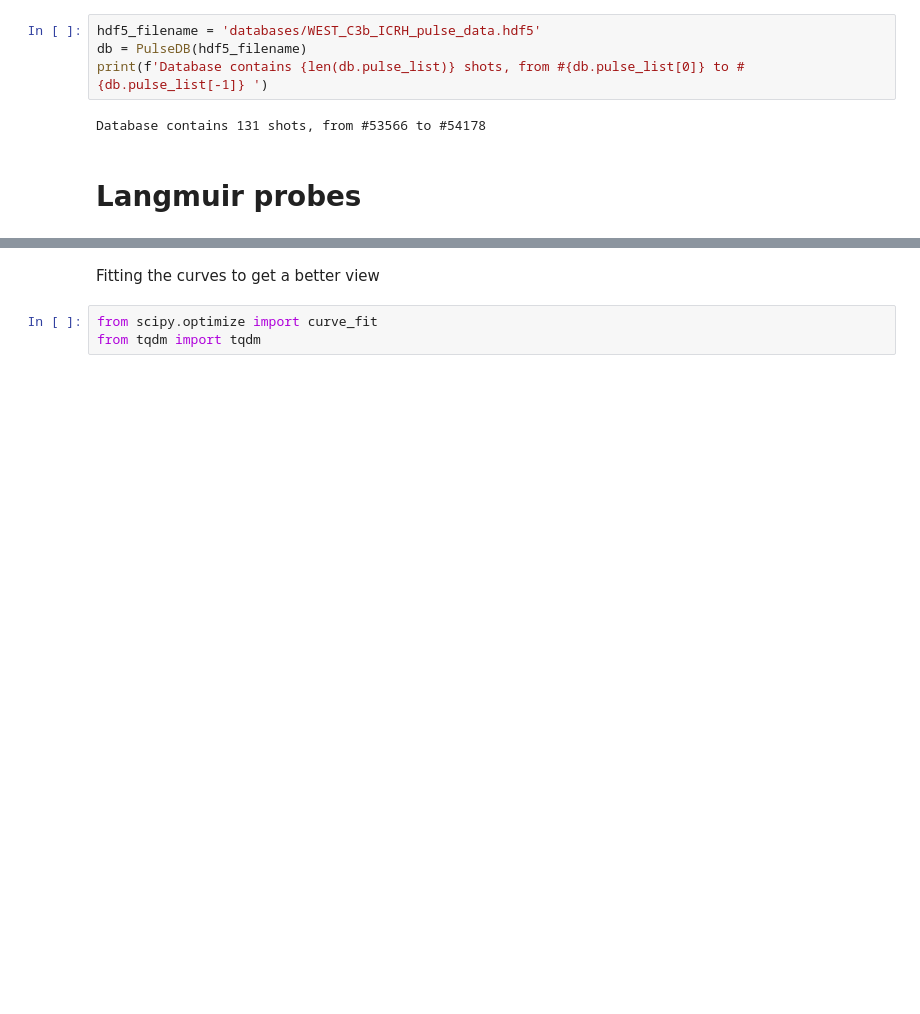
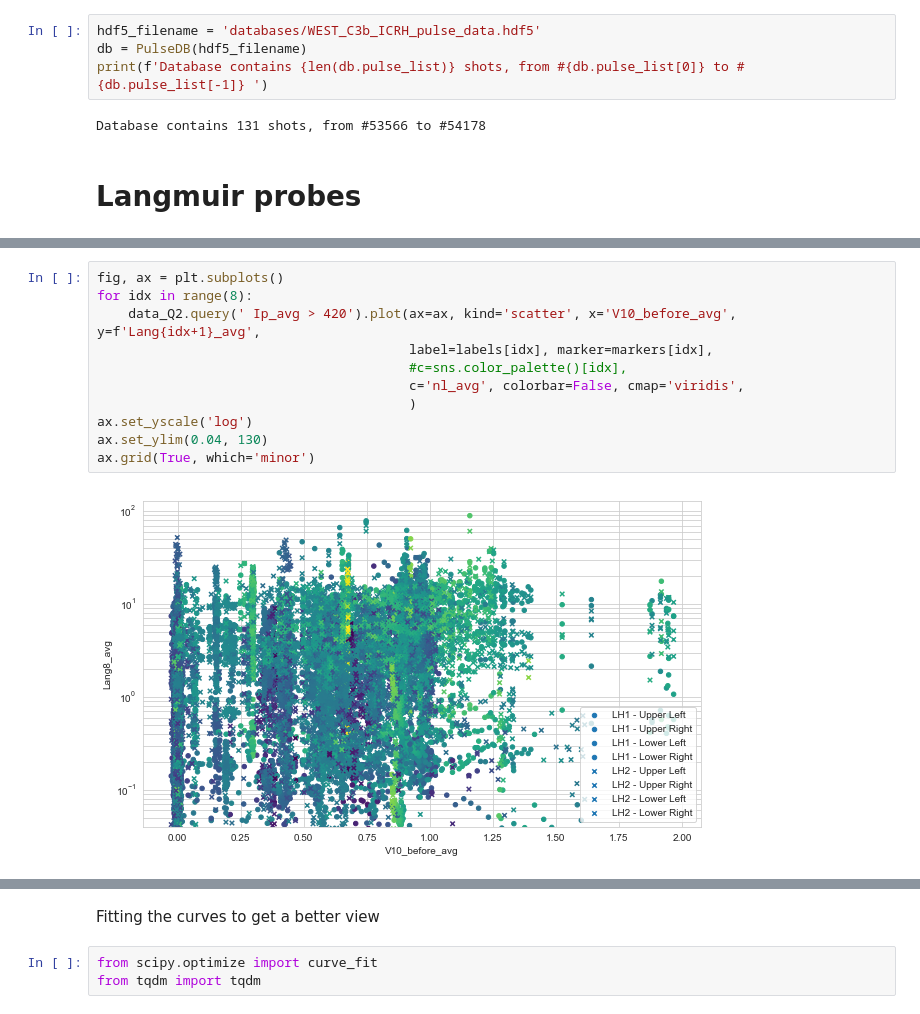
Before and after one commit to Hash--/ICRH, a Jupyter notebook: notebooks/WEST/C3b/WEST_C3b_coupling_analysis.ipynb, the cells around one changed output, grey strips where cells are left out. Drawn from its saved outputs; the diff is of its cells as text; blank space fills up the shorter version.

```diff
--- a/notebooks/WEST/C3b/WEST_C3b_coupling_analysis.ipynb
+++ b/notebooks/WEST/C3b/WEST_C3b_coupling_analysis.ipynb
@@ -71,0 +98,13 @@ fig.savefig('WEST_C3b_LangmuirLHCD_vs_P_LH.png', dpi=150)
+# %%
+fig, ax = plt.subplots()
+for idx in range(8):
+    data_Q2.query(' Ip_avg > 420').plot(ax=ax, kind='scatter', x='V10_before_avg', y=f'Lang{idx+1}_avg',
+                                        label=labels[idx], marker=markers[idx],
+                                        #c=sns.color_palette()[idx],
+                                        c='nl_avg', colorbar=False, cmap='viridis',
+                                        )
+ax.set_yscale('log')
+ax.set_ylim(0.04, 130)
+ax.grid(True, which='minor')
+# %% [output]
+[figure, added]
```
Also changed, not shown: parts of 34 cells of this notebook, 1 other file.
